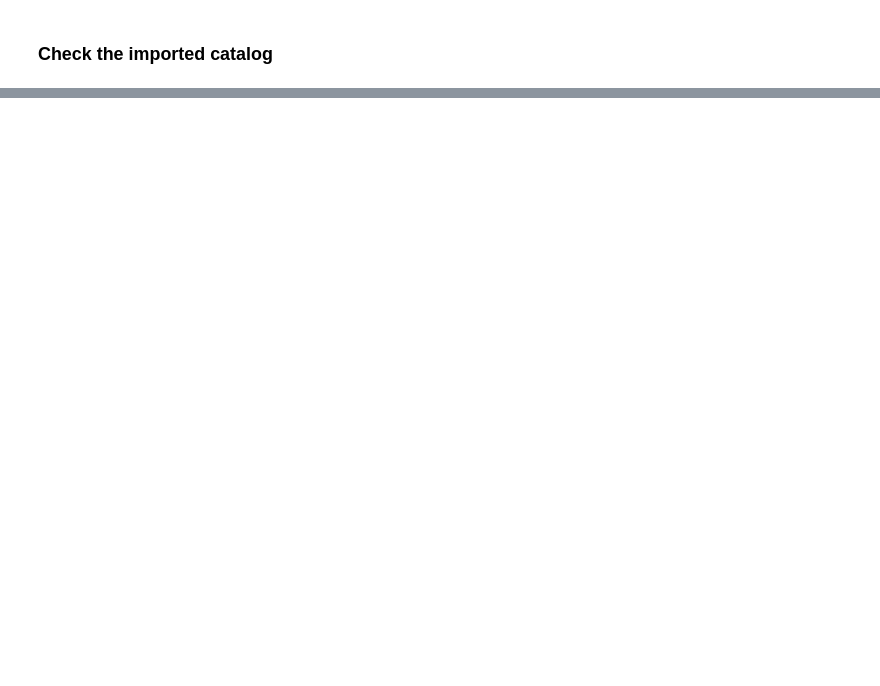
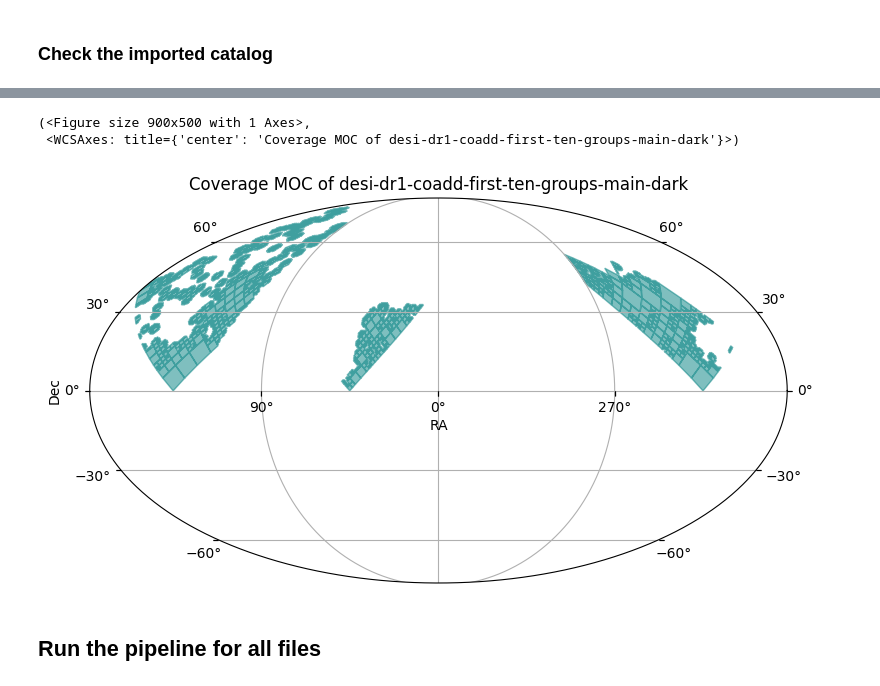
Before and after one commit to olivialynn/DESI-Crossmatch-Project, a Jupyter notebook: 00 - DESI Data/0.1 - Import a Subset.ipynb, the cells around one changed output, grey strips where cells are left out. Drawn from its saved outputs; the diff is of its cells as text; code cells hidden in the pictures; blank space fills up the shorter version.

Commit message:
Import the first 100 healpix groups

```diff
--- a/00 - DESI Data/0.1 - Import a Subset.ipynb
+++ b/00 - DESI Data/0.1 - Import a Subset.ipynb
@@ -446,0 +365,18 @@ desi_dr1_test_cat.plot_points()
+# %%
+print(f"Writing catalog to {output_path}...")
+
+catalog_name = "desi-dr1-coadd-first-ten-groups-main-dark"
+
+args = ImportArguments(
+    input_file_list=all_files_in_target_groups,
+    file_reader=DesiCoaddReader(),
+    ra_column='TARGET_RA',
+    dec_column='TARGET_DEC',
+    output_artifact_name=catalog_name,
+    output_path=output_path,
+    pixel_threshold=10_000,
+    resume=False,
+)
+
+with Client(n_workers=8, threads_per_worker=1) as client:
+    pipeline_with_client(args, client)
@@ -446,0 +385,5 @@ desi_dr1_test_cat.plot_points()
+# %%
+catalog_path = output_path / catalog_name
+
+! tree -L 3 $catalog_path
+print("\n", "Is valid catalog?", is_valid_catalog(catalog_path, verbose=True, fail_fast=False, strict=True))
@@ -446,0 +408,3 @@ desi_dr1_test_cat.plot_points()
+# %%
+test_cat_target_groups = lsdb.open_catalog(catalog_path)
+test_cat_target_groups
@@ -446,0 +421,8 @@ desi_dr1_test_cat.plot_points()
+# %%
+test_cat_target_groups.plot_coverage()
+# %% [output]
+(<Figure size 900x500 with 1 Axes>,
+ <WCSAxes: title={'center': 'Coverage MOC of desi-dr1-coadd-first-ten-groups-main-dark'}>)
+[figure, added]
+# %% [markdown]
+## Run the pipeline for all files
```
Also changed, not shown: parts of 42 cells of this notebook, 2 other files.
